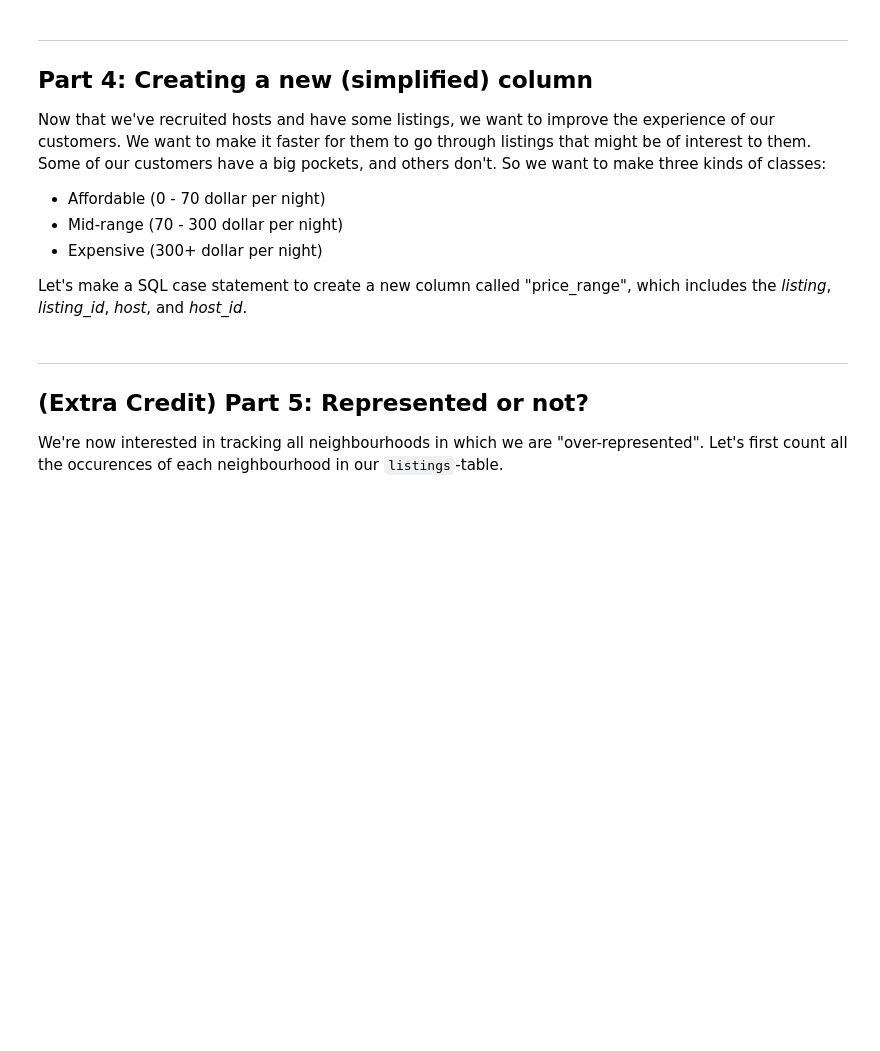
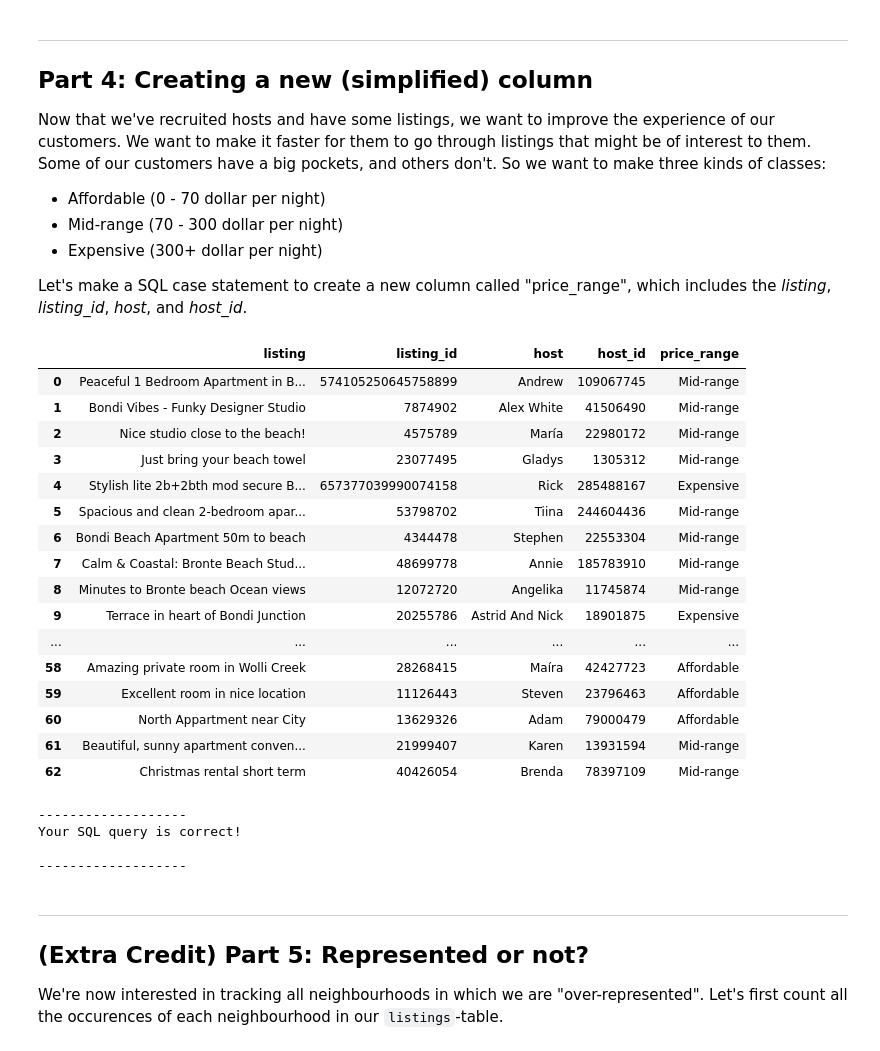
Before and after one commit to DuretiShemsi/SQLQueryProject, a Jupyter notebook: Dureti_Shemsi_Week_2_Project_SQLCC.ipynb, the cells around one changed output. Cells and saved outputs as stored; diff of their text form; code cells hidden in the pictures; blank space fills up the shorter version.

```diff
--- a/Dureti_Shemsi_Week_2_Project_SQLCC.ipynb
+++ b/Dureti_Shemsi_Week_2_Project_SQLCC.ipynb
@@ -455,21 +455,49 @@ Now that we've recruited hosts and have some listings, we want to improve the ex
 Let's make a SQL case statement to create a new column called "price_range", which includes the *listing*, *listing_id*, *host*, and *host_id*.
 # %%
 ### Question: q2_6_1
-# 1/ Fetch listing, listing_id, host, host_id
+# 1/ Fetch listing, listing_id, host, host_i
 # from the listings table
 # 2/ Create a case on price_in_dollar which takes into account:
 # - Affordable < 70
 # - Expensive > 300
 # - Else Mid-range
 # This we call price_range
 
 # TO BE COMPLETED
 query = """
-SELECT ...
+SELECT listing, listing_id, host, host_id,
+CASE
+    WHEN price_in_dollar < 70 THEN 'Affordable'
+    WHEN price_in_dollar >300 THEN 'Expensive'
+    ELSE 'Mid-range'
+END AS price_range
+FROM listings
 """
 
 run(query)
 check(q2_6_1 = query)
+# %% [output]
+|  | listing | listing_id | host | host_id | price_range |
+| 0 | Peaceful 1 Bedroom Apartment in B... | 574105250645758899 | Andrew | 109067745 | Mid-range |
+| 1 | Bondi Vibes - Funky Designer Studio | 7874902 | Alex White | 41506490 | Mid-range |
+| 2 | Nice studio close to the beach! | 4575789 | María | 22980172 | Mid-range |
+| 3 | Just bring your beach towel | 23077495 | Gladys | 1305312 | Mid-range |
+| 4 | Stylish lite 2b+2bth mod secure B... | 657377039990074158 | Rick | 285488167 | Expensive |
+| 5 | Spacious and clean 2-bedroom apar... | 53798702 | Tiina | 244604436 | Mid-range |
+| 6 | Bondi Beach Apartment 50m to beach | 4344478 | Stephen | 22553304 | Mid-range |
+| 7 | Calm & Coastal: Bronte Beach Stud... | 48699778 | Annie | 185783910 | Mid-range |
+| 8 | Minutes to Bronte beach Ocean views | 12072720 | Angelika | 11745874 | Mid-range |
+| 9 | Terrace in heart of Bondi Junction | 20255786 | Astrid And Nick | 18901875 | Expensive |
+| ... | ... | ... | ... | ... | ... |
+| 58 | Amazing private room in Wolli Creek | 28268415 | Maíra | 42427723 | Affordable |
+| 59 | Excellent room in nice location | 11126443 | Steven | 23796463 | Affordable |
+| 60 | North Appartment near City | 13629326 | Adam | 79000479 | Affordable |
+| 61 | Beautiful, sunny apartment conven... | 21999407 | Karen | 13931594 | Mid-range |
+| 62 | Christmas rental short term | 40426054 | Brenda | 78397109 | Mid-range |
+-------------------
+Your SQL query is correct!
+
+-------------------
 # %% [markdown]
 ---
 
```
